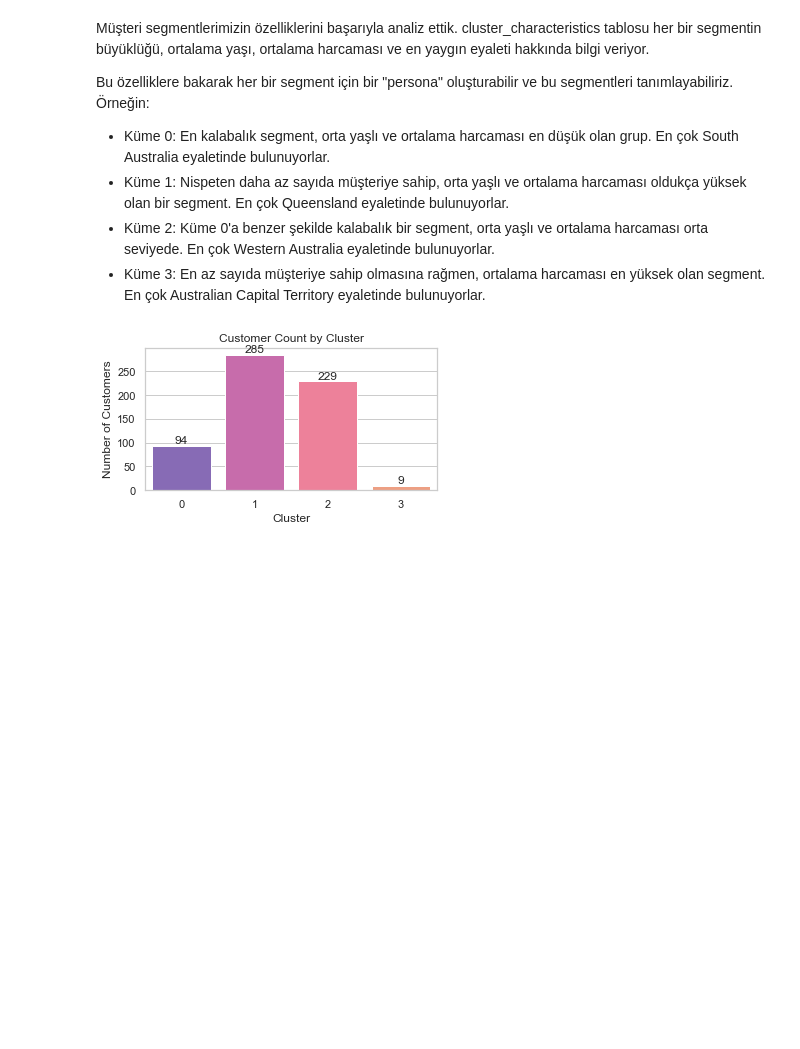
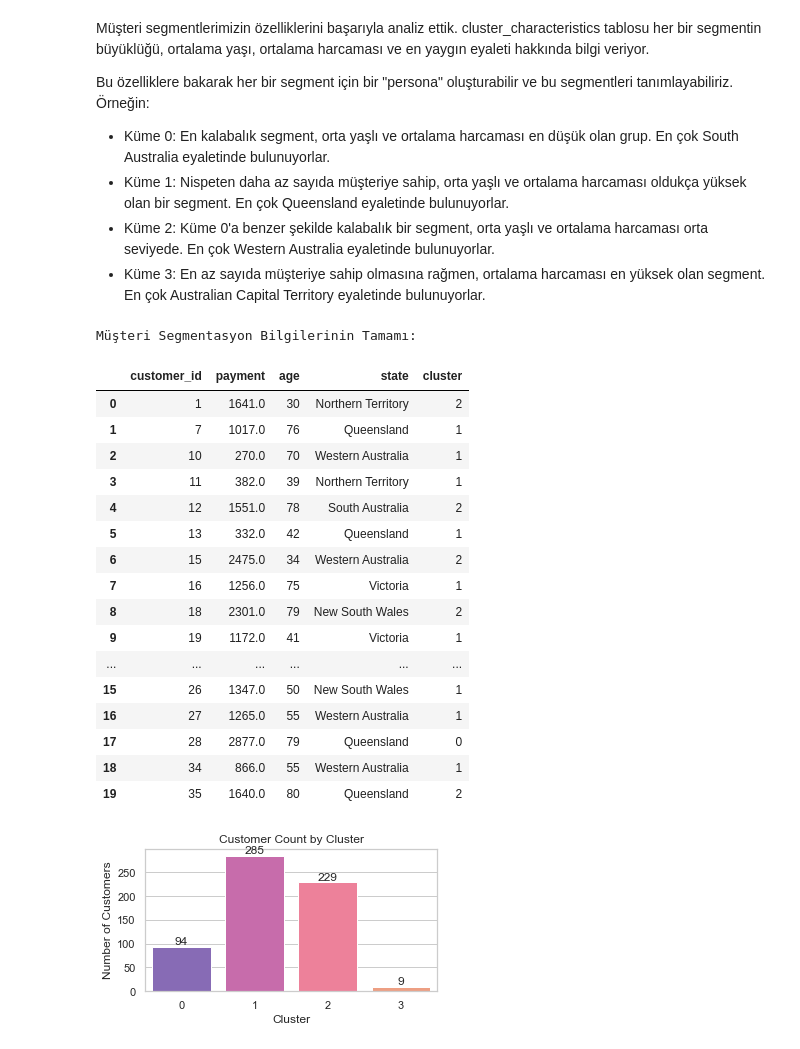
Before and after one commit to zeynepmert/Workintech_data_analysis_graduation_project, a Jupyter notebook: python/Customer_Analysis.ipynb, the cells around one changed output. Cells and saved outputs as stored; diff of their text form; code cells hidden in the pictures; blank space fills up the shorter version.

Commit message:
Keep and update local changes in Customer_Analysis notebook

```diff
--- a/python/Customer_Analysis.ipynb
+++ b/python/Customer_Analysis.ipynb
@@ -883,6 +917,37 @@ Bu özelliklere bakarak her bir segment için bir "persona" oluşturabilir ve bu
 - Küme 1: Nispeten daha az sayıda müşteriye sahip, orta yaşlı ve ortalama harcaması oldukça yüksek olan bir segment. En çok Queensland eyaletinde bulunuyorlar.
 - Küme 2: Küme 0'a benzer şekilde kalabalık bir segment, orta yaşlı ve ortalama harcaması orta seviyede. En çok Western Australia eyaletinde bulunuyorlar.
 - Küme 3: En az sayıda müşteriye sahip olmasına rağmen, ortalama harcaması en yüksek olan segment. En çok Australian Capital Territory eyaletinde bulunuyorlar.
+# %%
+# Merge the original customer_segment_data with the cluster assignments
+# Assuming 'cluster' column is already added to customer_segment_data in a previous step
+# If not, we would need to re-run the clustering step.
+# Based on the notebook state, 'cluster' column was added in cell 8ff87ffc
+
+# If you also want to include the 2-cluster result, you can merge that too
+# merged_segment_data = pd.merge(customer_segment_data, customer_segment_data[['customer_id', 'cluster_2']], on='customer_id', how='left')
+
+
+print("Müşteri Segmentasyon Bilgilerinin Tamamı:")
+display(customer_segment_data.head(20))
+# %% [output]
+Müşteri Segmentasyon Bilgilerinin Tamamı:
+|  | customer_id | payment | age | state | cluster |
+| 0 | 1 | 1641.0 | 30 | Northern Territory | 2 |
+| 1 | 7 | 1017.0 | 76 | Queensland | 1 |
+| 2 | 10 | 270.0 | 70 | Western Australia | 1 |
+| 3 | 11 | 382.0 | 39 | Northern Territory | 1 |
+| 4 | 12 | 1551.0 | 78 | South Australia | 2 |
+| 5 | 13 | 332.0 | 42 | Queensland | 1 |
+| 6 | 15 | 2475.0 | 34 | Western Australia | 2 |
+| 7 | 16 | 1256.0 | 75 | Victoria | 1 |
+| 8 | 18 | 2301.0 | 79 | New South Wales | 2 |
+| 9 | 19 | 1172.0 | 41 | Victoria | 1 |
+| ... | ... | ... | ... | ... | ... |
+| 15 | 26 | 1347.0 | 50 | New South Wales | 1 |
+| 16 | 27 | 1265.0 | 55 | Western Australia | 1 |
+| 17 | 28 | 2877.0 | 79 | Queensland | 0 |
+| 18 | 34 | 866.0 | 55 | Western Australia | 1 |
+| 19 | 35 | 1640.0 | 80 | Queensland | 2 |
 # %%
 #import matplotlib.pyplot as plt
 #import seaborn as sns
```
Also changed, not shown: parts of 3 cells of this notebook.
